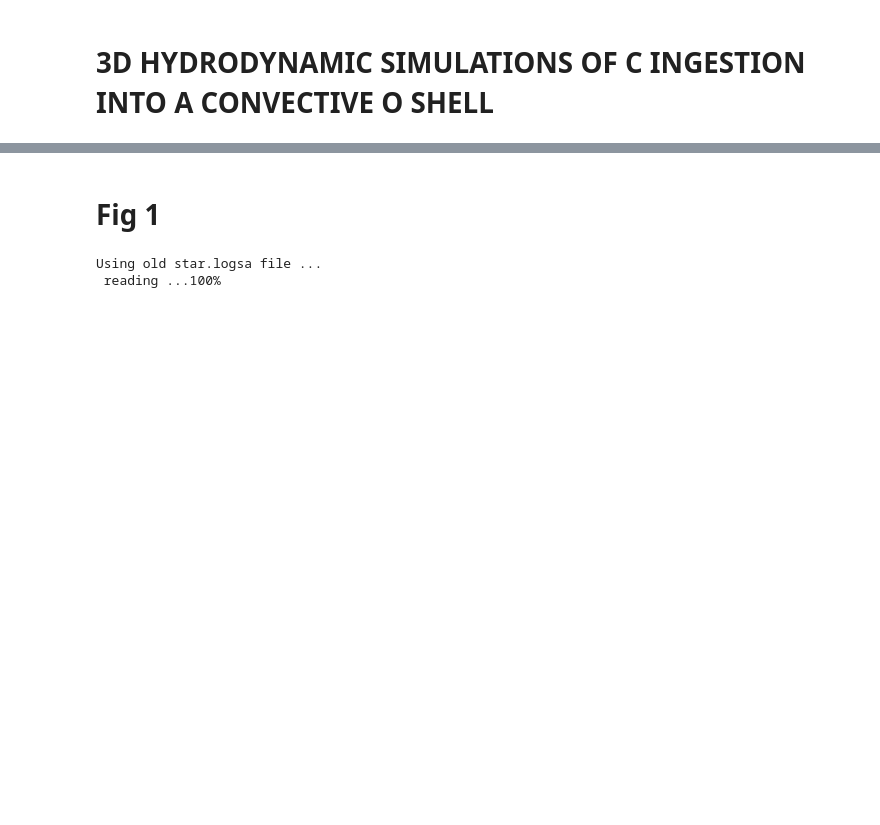
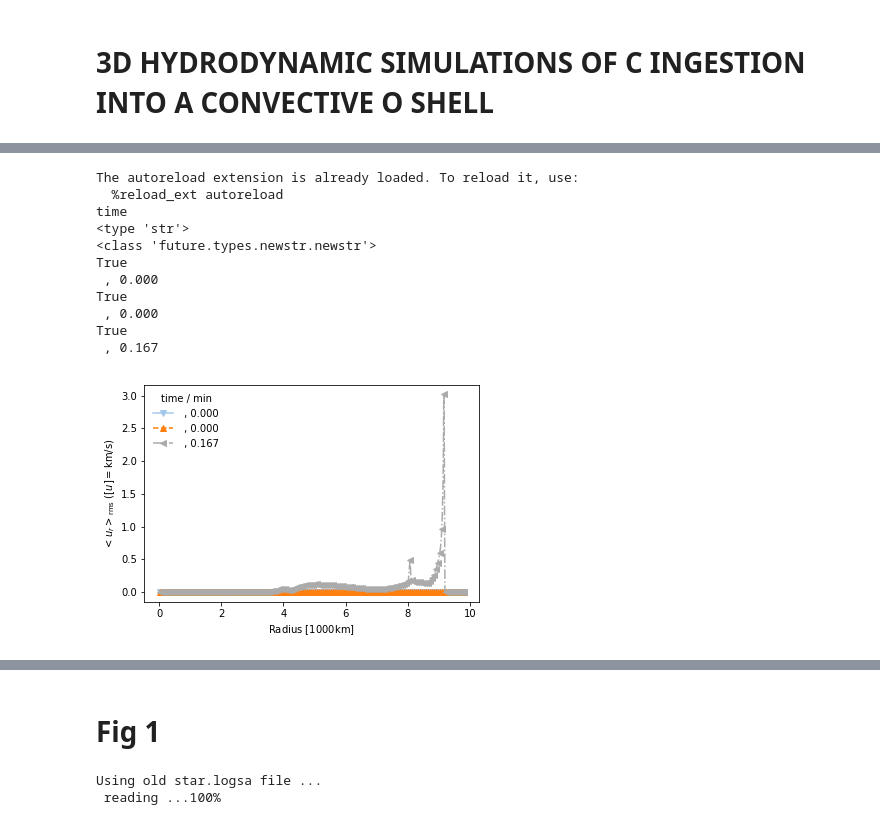
Before and after one commit to PPMstar/PPMnotebooks, a Jupyter notebook: C-ingestion/C-ingestion_figures.ipynb, the cells around one changed output, grey strips where cells are left out. Cells and saved outputs as stored; diff of their text form; code cells hidden in the pictures; blank space fills up the shorter version.

```diff
--- a/C-ingestion/C-ingestion_figures.ipynb
+++ b/C-ingestion/C-ingestion_figures.ipynb
@@ -18,0 +16,26 @@ The autoreload extension is already loaded. To reload it, use:
+# %%
+%load_ext autoreload
+%autoreload 2
+import sys
+sys.path.insert(0, '/home/user/PyPPM/')
+from ppmpy import ppm
+data_dir = '/data/ppm_rpod2/YProfiles/'
+project = 'O-shell-M25'
+ppm.set_YProf_path(data_dir+project)
+
+
+D2 = ppm.yprofile('D2')
+D2.prof_time([0,5,10],logy=False,num_type='time')
+# %% [output]
+The autoreload extension is already loaded. To reload it, use:
+  %reload_ext autoreload
+time
+<type 'str'>
+<class 'future.types.newstr.newstr'>
+True
+ , 0.000
+True
+ , 0.000
+True
+ , 0.167
+[figure, added]
```
Also changed, not shown: parts of 6 cells of this notebook, 12 other files.
